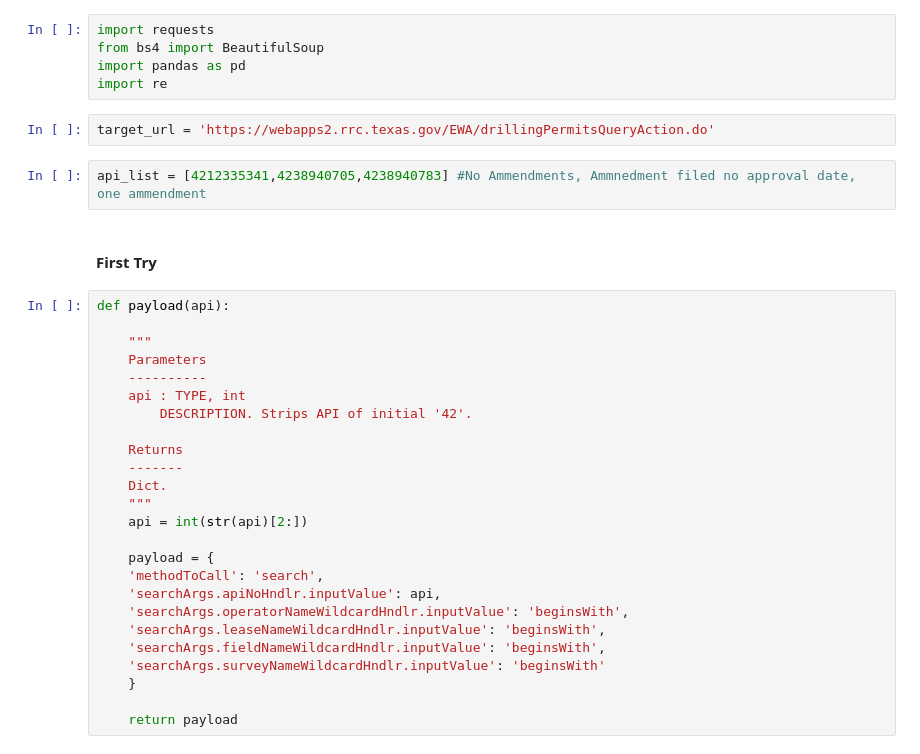
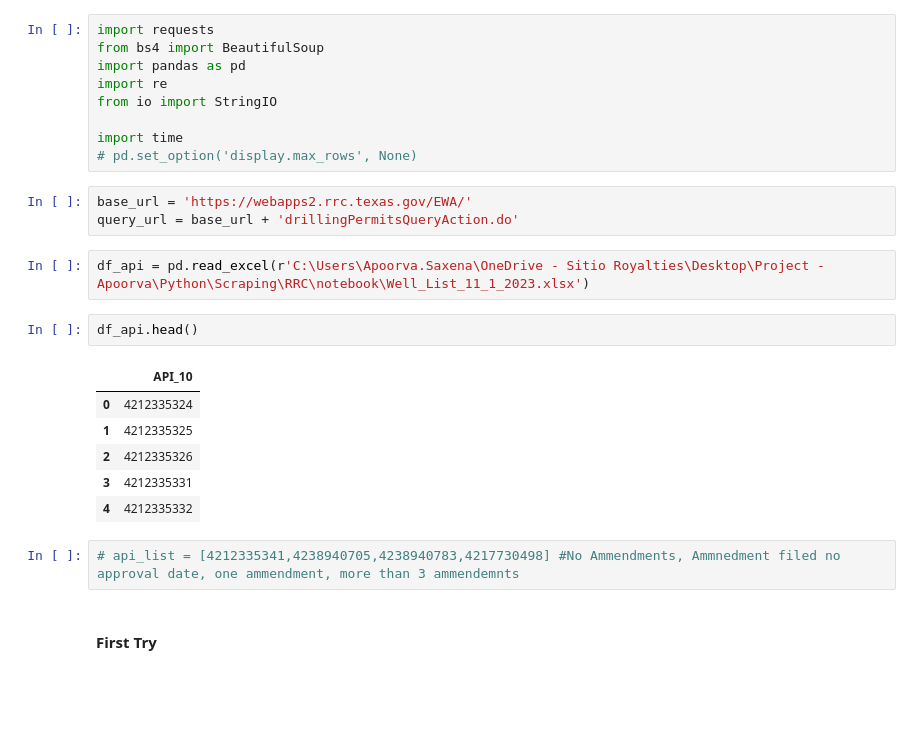
Before and after one commit to apoorvasaxena03/RRC, a Jupyter notebook: notebook/rrc_scraper.ipynb, the cells around one changed output. Cells and saved outputs as stored; diff of their text form; blank space fills up the shorter version.

```diff
--- a/notebook/rrc_scraper.ipynb
+++ b/notebook/rrc_scraper.ipynb
@@ -3,34 +3,25 @@ import requests
 from bs4 import BeautifulSoup
 import pandas as pd
 import re
+from io import StringIO
+
+import time
+# pd.set_option('display.max_rows', None)
 # %%
-target_url = 'https://webapps2.rrc.texas.gov/EWA/drillingPermitsQueryAction.do'
+base_url = 'https://webapps2.rrc.texas.gov/EWA/'
+query_url = base_url + 'drillingPermitsQueryAction.do'
+# %%
+df_api = pd.read_excel(r'C:\Users\Apoorva.Saxena\OneDrive - Sitio Royalties\Desktop\Project - Apoorva\Python\Scraping\RRC\notebook\Well_List_11_1_2023.xlsx')
+# %%
+df_api.head()
+# %% [output]
+|  | API_10 |
+| 0 | 4212335324 |
+| 1 | 4212335325 |
+| 2 | 4212335326 |
+| 3 | 4212335331 |
+| 4 | 4212335332 |
 # %%
-api_list = [4212335341,4238940705,4238940783] #No Ammendments, Ammnedment filed no approval date, one ammendment
+# api_list = [4212335341,4238940705,4238940783,4217730498] #No Ammendments, Ammnedment filed no approval date, one ammendment, more than 3 ammendemnts
 # %% [markdown]
 #### First Try
-# %%
-def payload(api):
-
-    """
-    Parameters
-    ----------
-    api : TYPE, int
-        DESCRIPTION. Strips API of initial '42'.
-
-    Returns
-    -------
-    Dict.
-    """
-    api = int(str(api)[2:])
-
-    payload = {
-    'methodToCall': 'search',
-    'searchArgs.apiNoHndlr.inputValue': api,
-    'searchArgs.operatorNameWildcardHndlr.inputValue': 'beginsWith',
-    'searchArgs.leaseNameWildcardHndlr.inputValue': 'beginsWith',
-    'searchArgs.fieldNameWildcardHndlr.inputValue': 'beginsWith',
-    'searchArgs.surveyNameWildcardHndlr.inputValue': 'beginsWith'
-    }
-
-    return payload
```
Also changed, not shown: parts of 12 cells of this notebook, 4 other files.
